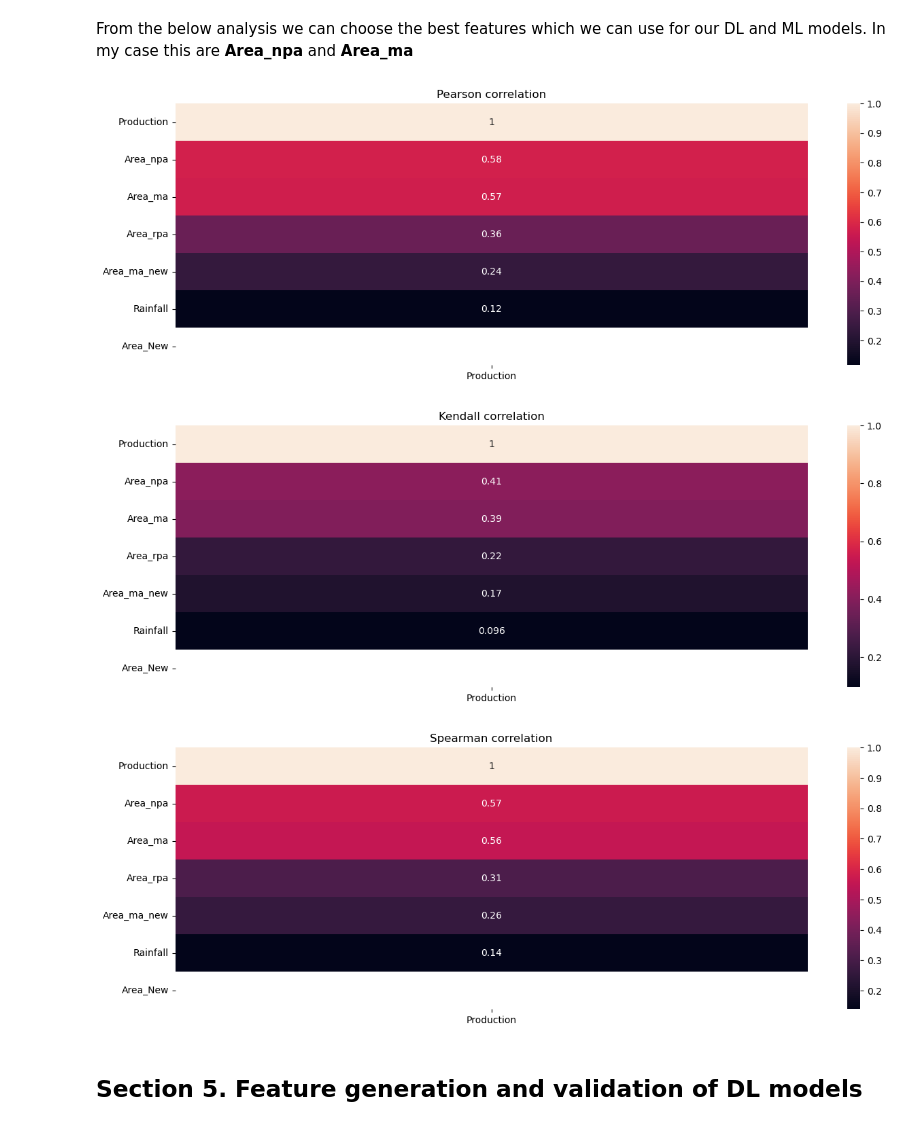
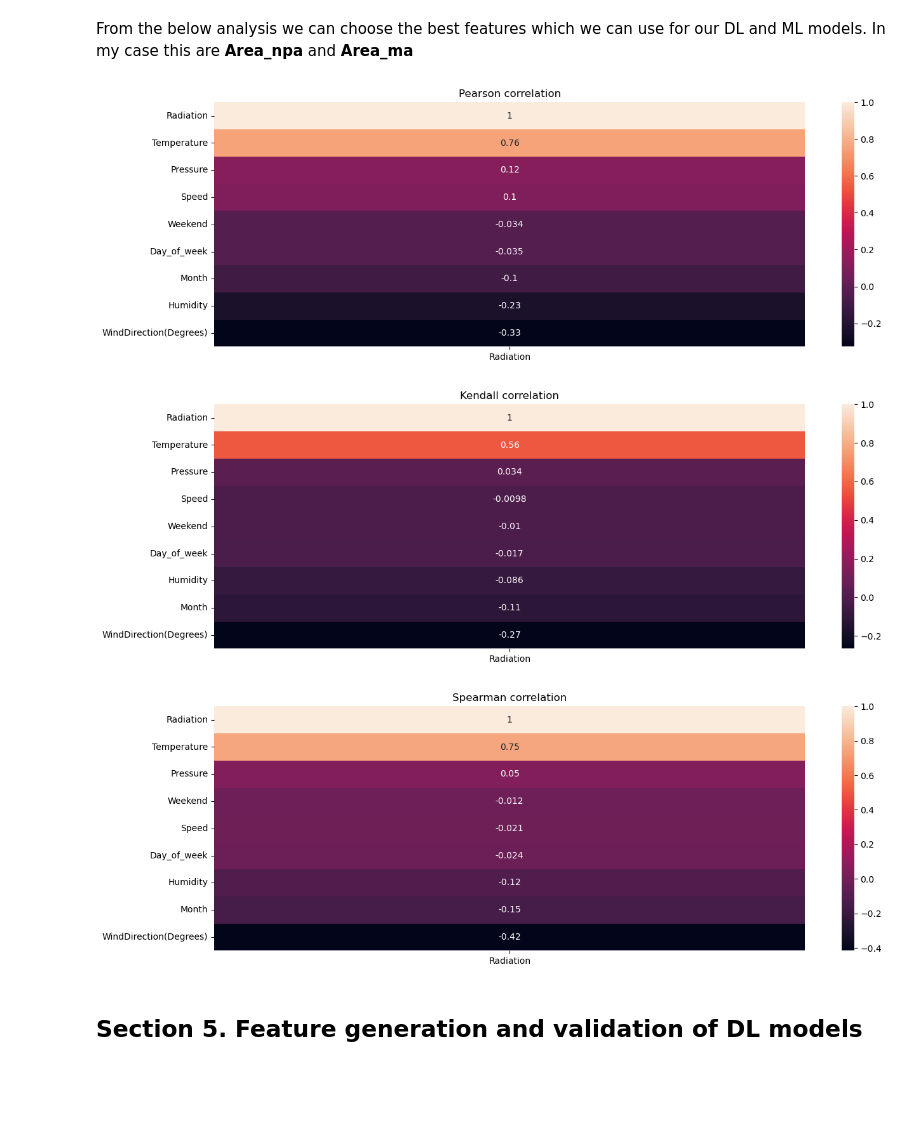
Before and after one commit to denysgerasymuk799/UCU_Machine_Learning_Course_Project, a Jupyter notebook: source/ML_DL_Forecasting.ipynb, the cells around one changed output. Drawn from its saved outputs; the diff is of its cells as text; code cells hidden in the pictures; blank space fills up the shorter version.

```diff
--- a/source/ML_DL_Forecasting.ipynb
+++ b/source/ML_DL_Forecasting.ipynb
@@ -190,0 +199,9 @@ dtype: int64
+# %%
+datetime_series = original_df.copy()
+datetime_series.index = pd.to_datetime(datetime_series['UNIXTime'], unit='s') - timedelta(hours=10)  # also include timezone shift
+
+datetime_series['Sun_Day_Duration'] = pd.to_datetime(datetime_series['TimeSunSet'], format='%H:%M:%S') - \
+                                      pd.to_datetime(datetime_series['TimeSunRise'], format='%H:%M:%S')
+datetime_series['Sun_Day_Duration'] = round(datetime_series['Sun_Day_Duration'].dt.seconds / 3600, 2)
+datetime_series['DateTime'] = datetime_series.index
+datetime_series.head()
@@ -207,6 +218,5 @@ datetime_series.head()
 # %%
-radiation_df = datetime_series.drop(['UNIXTime', 'Data', 'Time', 'Temperature','TimeSunRise', 'TimeSunSet',
-                                        'Pressure', 'Humidity', 'WindDirection(Degrees)', 'Speed' ], axis=1)
+radiation_df = datetime_series.drop(['UNIXTime', 'Data', 'Time'], axis=1)
 # %%
 radiation_df['Year'] = radiation_df.DateTime.dt.year
 radiation_df['Month'] = radiation_df.DateTime.dt.month
@@ -259,0 +246,13 @@ hourly_radiation_df['Log_Radiation'] = np.log(hourly_radiation_df.Radiation)
+# %%
+def set_column_types_to_int(df, column_names):
+    for col_name in column_names:
+        df[col_name] = df[col_name].astype(int)
+
+# Here we take mean of radiation for each hour, since a number of measures during hour can be different for some days what is bad for sum().
+# Secondly, sum of radiation is not accurate sum for radiation during each hour
+hourly_radiation_df = radiation_df.groupby(['Hourly_DateTime']).mean().copy()
+# hourly_radiation_df['Radiation'] = radiation_df.groupby(['Hourly_DateTime'])['Radiation'].sum().copy()
+# hourly_radiation_df['Log_Radiation'] = np.log(radiation_df.groupby(['Hourly_DateTime'])['Radiation'].sum().copy())
+hourly_radiation_df['Log_Radiation'] = np.log(radiation_df.groupby(['Hourly_DateTime'])['Radiation'].mean().copy())
+set_column_types_to_int(hourly_radiation_df, ['Year', 'Month', 'Day', 'Hour', 'Day_of_week', 'Weekend'])
+hourly_radiation_df.head(20)
@@ -773,18 +804,19 @@ From the below analysis we can choose the best features which we can use for our
 # %%
 for method in ['pearson', 'kendall', 'spearman']:
     ax = plt.axes()
     sns.heatmap(
-        OtherPEN_prod_features[['Production', 'Area_New', 'Area_ma', 'Area_ma_new', 'Area_npa', 'Area_rpa', 'Rainfall']].corr(method=method)[['Production']]\
-            .sort_values(by='Production', ascending=False),
+        hourly_radiation_df[['Radiation', 'Temperature', 'Pressure', 'Humidity', 'WindDirection(Degrees)', 'Speed', 'Month', 'Day_of_week', 'Weekend']]
+            .corr(method=method)[['Radiation']]\
+            .sort_values(by='Radiation', ascending=False),
         ax=ax,
         annot=True
     )
     ax.set_title(f'{method.capitalize()} correlation')
     plt.show()
 # %% [output]
-[figure, old version]
+[figure, new version]
-[figure, old version]
+[figure, new version]
-[figure, old version]
+[figure, new version]
 # %% [markdown]
 <a id='section_5'></a>
 ## Section 5. Feature generation and validation of DL models
```
Also changed, not shown: parts of 66 cells of this notebook, 1 other file.
